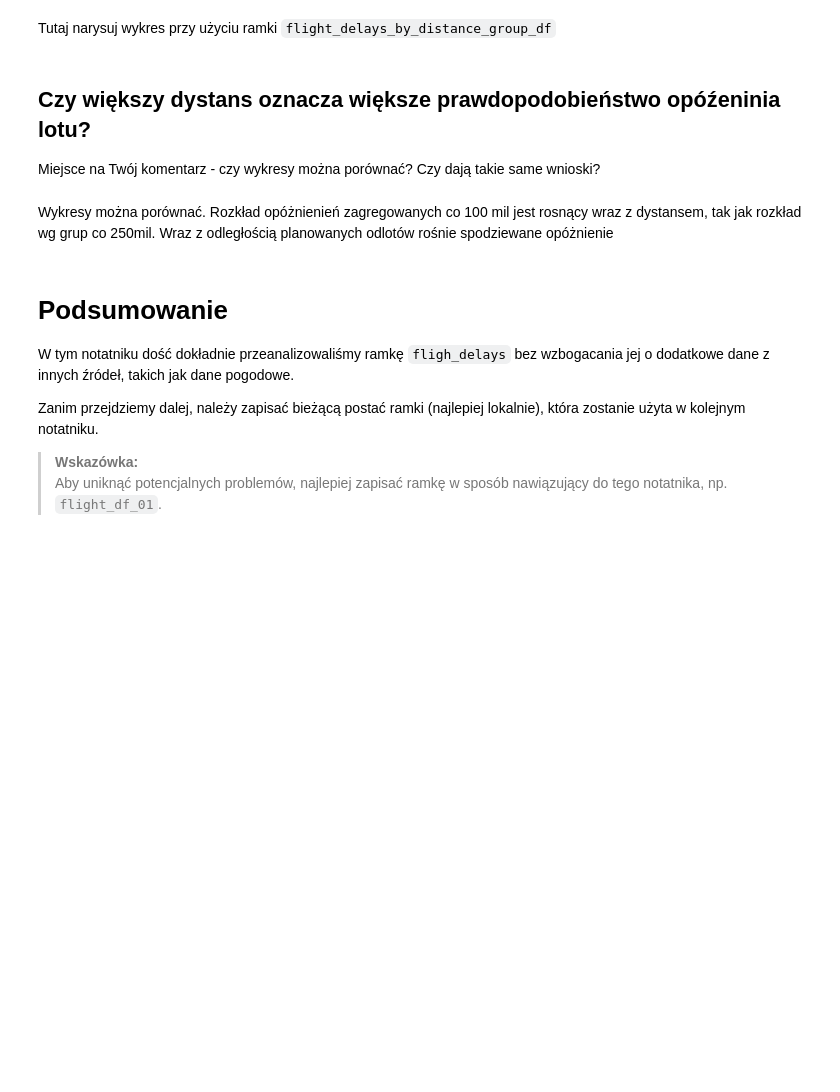
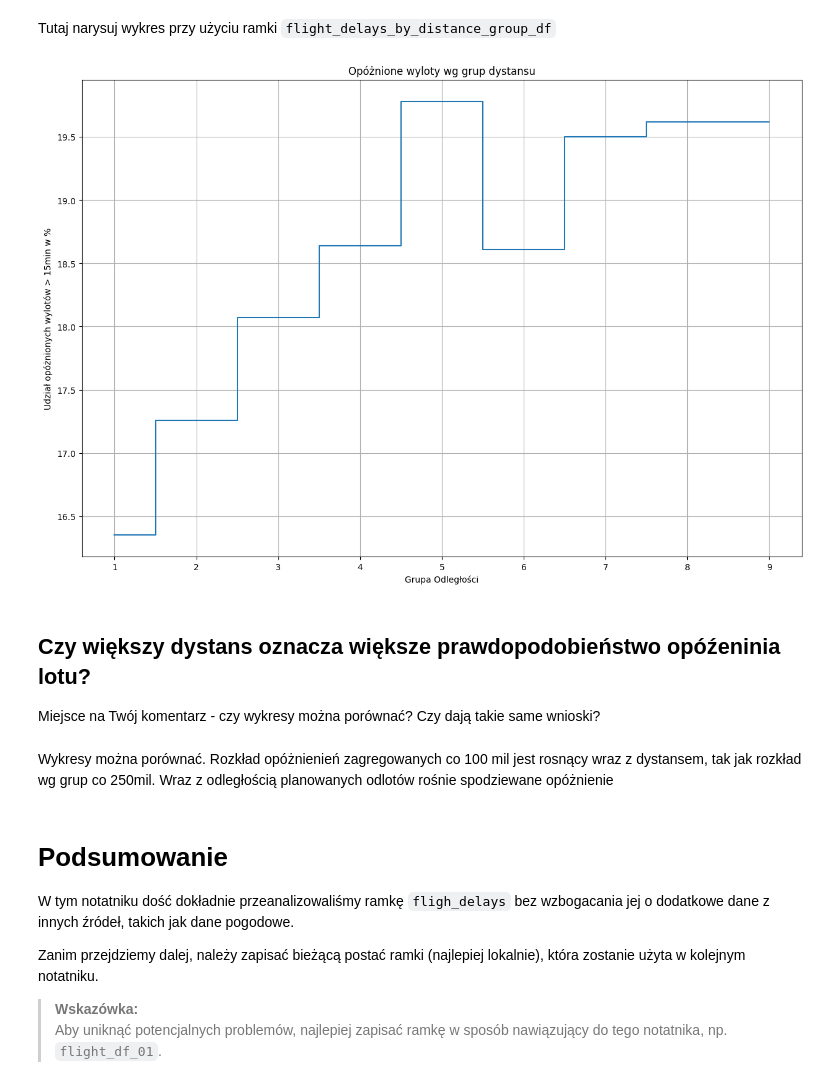
Before and after one commit to ZdzislawJanczak/FlightDelayAnalyzer, a Jupyter notebook: notebooks/04_Analiza_danych_01.ipynb, the cells around one changed output. Drawn from its saved outputs; the diff is of its cells as text; code cells hidden in the pictures; blank space fills up the shorter version.

```diff
--- a/notebooks/04_Analiza_danych_01.ipynb
+++ b/notebooks/04_Analiza_danych_01.ipynb
@@ -611,17 +582,6 @@ flight_df.groupby("distance_group").agg({"distance": ["min", "max"]})
 # %% [markdown]
  Tutaj wyznacz odsetek opóźnień w każdej grupie zapisując wyniki do ramki `flight_delays_by_distance_group_df`
 # %%
-df_tmp = flight_df.groupby("distance_group", as_index=True).agg(
-    {"is_delayed": ["sum", "count"]}
-)
-df_tmp["factor"] = (
-    df_tmp.is_delayed["sum"]
-    / (
-        df_tmp.is_delayed["count"]
-        # - df_tmp.is_delayed["sum"]
-    )
-).round(4)
-df_tmp
+agg_df = flight_df.groupby("distance_group", as_index=True).agg({"is_delayed": ["sum", "count"]})
+
+flight_delays_by_distance_group_df = (agg_df[("is_delayed","sum")] / agg_df[("is_delayed","count")]).round(4)
-# %%
-flight_delays_by_distance_group_df = df_tmp[["factor"]].copy()
-flight_delays_by_distance_group_df
@@ -630,19 +604,21 @@ flight_delays_by_distance_group_df
 # %%
 plt.figure(figsize=(15, 10))
 
 plt.plot(
     flight_delays_by_distance_group_df.index,
-    flight_delays_by_distance_group_df["factor"] * 100,
+    flight_delays_by_distance_group_df * 100,
     drawstyle="steps-mid",
 )
 
 plt.xlabel("Grupa Odległości")
 # plt.xticks(flight_delays_by_distance_agg_df['distance_agg'].to_string())
 plt.ylabel("Udział opóżnionych wylotów > 15min w %")
 plt.title("Opóżnione wyloty wg grup dystansu")
 
 plt.grid(axis="both")
 plt.show()
+# %% [output]
+[figure, added]
 # %% [markdown]
  ## Czy większy dystans oznacza większe prawdopodobieństwo opóźeninia lotu?
  Miejsce na Twój komentarz - czy wykresy można porównać? Czy dają takie same wnioski?
```
Also changed, not shown: parts of 30 cells of this notebook, 1 other file.
